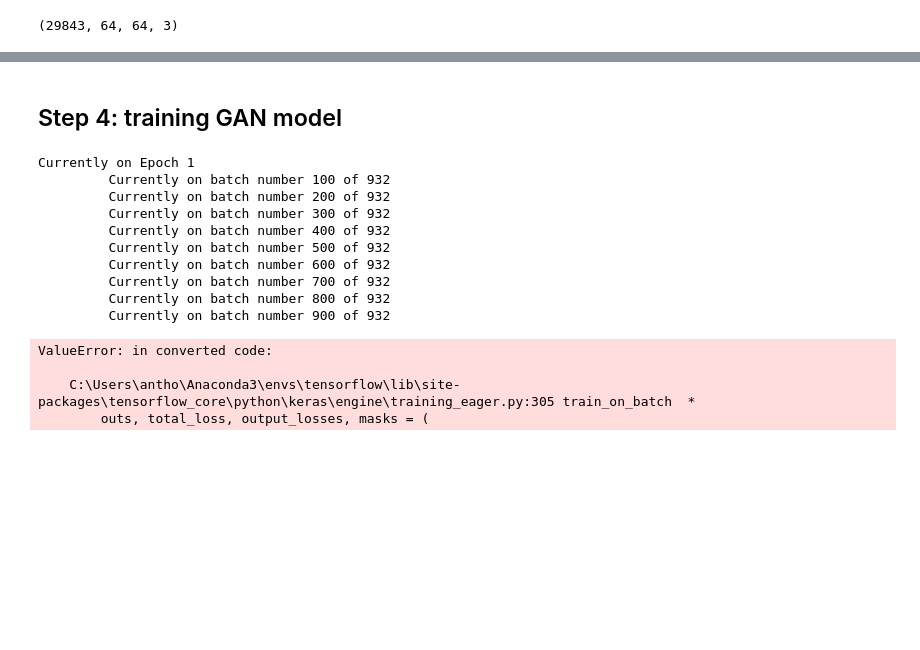
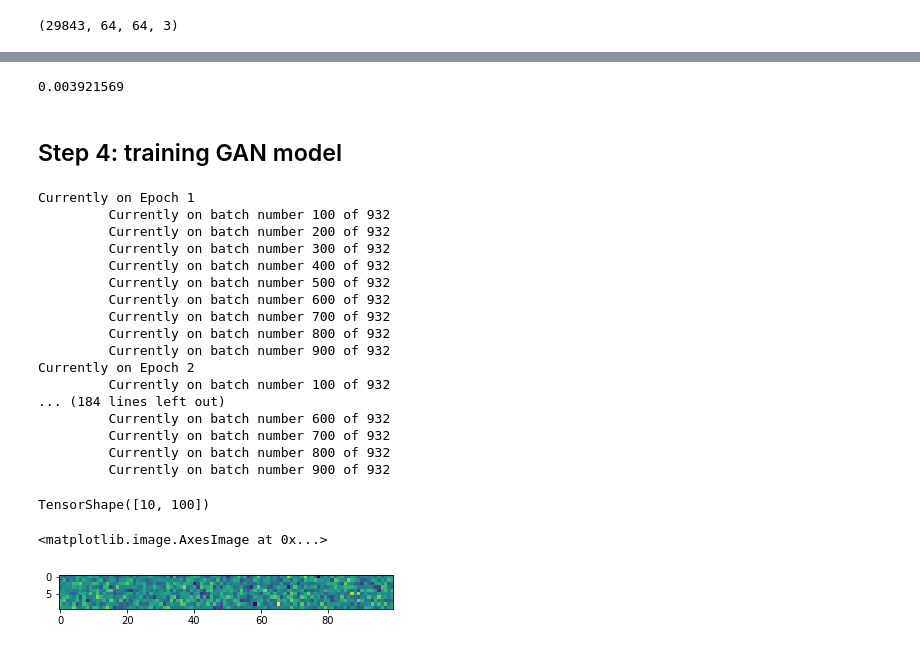
Before and after one commit to anthonydwan/Cat-Face-GAN-, a Jupyter notebook: Cat Face GAN model.ipynb, the cells around one changed output, grey strips where cells are left out. Drawn from its saved outputs; the diff is of its cells as text; code cells hidden in the pictures; blank space fills up the shorter version.

Commit message:
Model Competion 1
Fixed problem with logits shape and now the model runs. However, the output images are just black squares.

```diff
--- a/Cat Face GAN model.ipynb
+++ b/Cat Face GAN model.ipynb
@@ -157,3 +161,7 @@ scaled_train = X_train/255
+# %%
+scaled_train.max()
+# %% [output]
+0.003921569
 # %% [markdown]
 ## Step 4: training GAN model
 # %%
@@ -169,22 +177,22 @@ for epoch in range(epochs):
       print(f"Currently on Epoch {epoch+1}")
       i = 0
       for X_batch in dataset:
-            i = i+1
-            if i%100 ==0:
-                print(f"\t Currently on batch number {i} of {len(my_data)//batch_size}")
-      # Discriminator
-      noise = tf.random.normal(shape=[batch_size,coding_size])
-      gen_images = generator(noise)
-      X_fake_vs_real = tf.concat([gen_images, tf.dtypes.cast(X_batch, tf.float32)], axis=0)
-      y1 = tf.constant([[0.0]*batch_size]+ [[1.0]* batch_size]) #0 for the fake images and 1 for real]]
-      discriminator.trainable = True
-      discriminator.train_on_batch(X_fake_vs_real, y1)
+          i = i+1
+          if i%100 ==0:
+            print(f"\t Currently on batch number {i} of {len(my_data)//batch_size}")
+          # Discriminator
+          noise = tf.random.normal(shape=[batch_size,coding_size])
+          gen_images = generator(noise)
+          X_fake_vs_real = tf.concat([gen_images, tf.dtypes.cast(X_batch, tf.float32)], axis=0)
+          y1 = tf.constant([[0.]]*batch_size+ [[1.]]* batch_size) #0 for the fake images and 1 for real]]
+          discriminator.trainable = True
+          discriminator.train_on_batch(X_fake_vs_real, y1)
 
-      # Generator
-      noise = tf.random.normal(shape=[batch_size, coding_size])
-      y2 = tf.constant([[1.0]*batch_size])
-      discriminator.trainable = False
-      GAN.train_on_batch(noise,y2)
+          # Generator
+          noise = tf.random.normal(shape=[batch_size, coding_size])
+          y2 = tf.constant([[1.]]*batch_size)
+          discriminator.trainable = False
+          GAN.train_on_batch(noise,y2)
 # %% [output]
 Currently on Epoch 1
          Currently on batch number 100 of 932
@@ -196,7 +204,22 @@ Currently on Epoch 1
          Currently on batch number 700 of 932
          Currently on batch number 800 of 932
          Currently on batch number 900 of 932
+Currently on Epoch 2
+         Currently on batch number 100 of 932
+... (184 lines left out)
+         Currently on batch number 600 of 932
+         Currently on batch number 700 of 932
+         Currently on batch number 800 of 932
+         Currently on batch number 900 of 932
-ValueError: in converted code:
-
-    C:\Users\antho\Anaconda3\envs\tensorflow\lib\site-packages\tensorflow_core\python\keras\engine\training_eager.py:305 train_on_batch  *
-        outs, total_loss, output_losses, masks = (
+# %%
+noise = tf.random.normal(shape=[10, coding_size])
+# %%
+noise.shape
+# %% [output]
+TensorShape([10, 100])
+# %%
+import matplotlib.pyplot as plt
+plt.imshow(noise)
+# %% [output]
+<matplotlib.image.AxesImage at 0x...>
+[figure, added]
```
Also changed, not shown: parts of 6 cells of this notebook.
